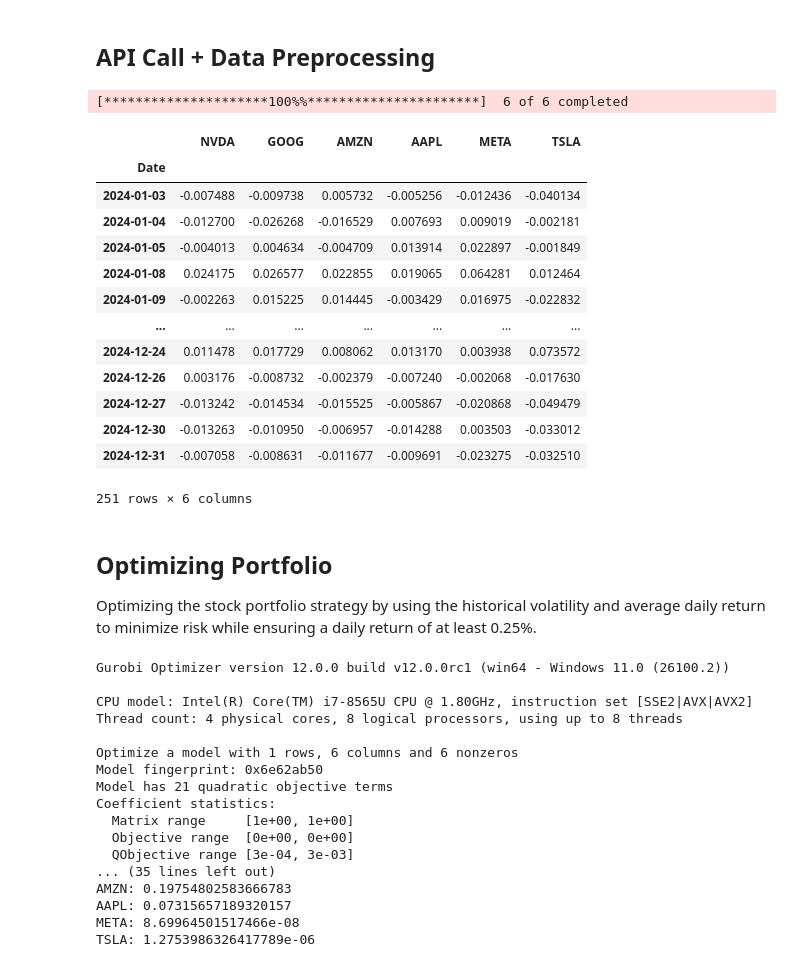
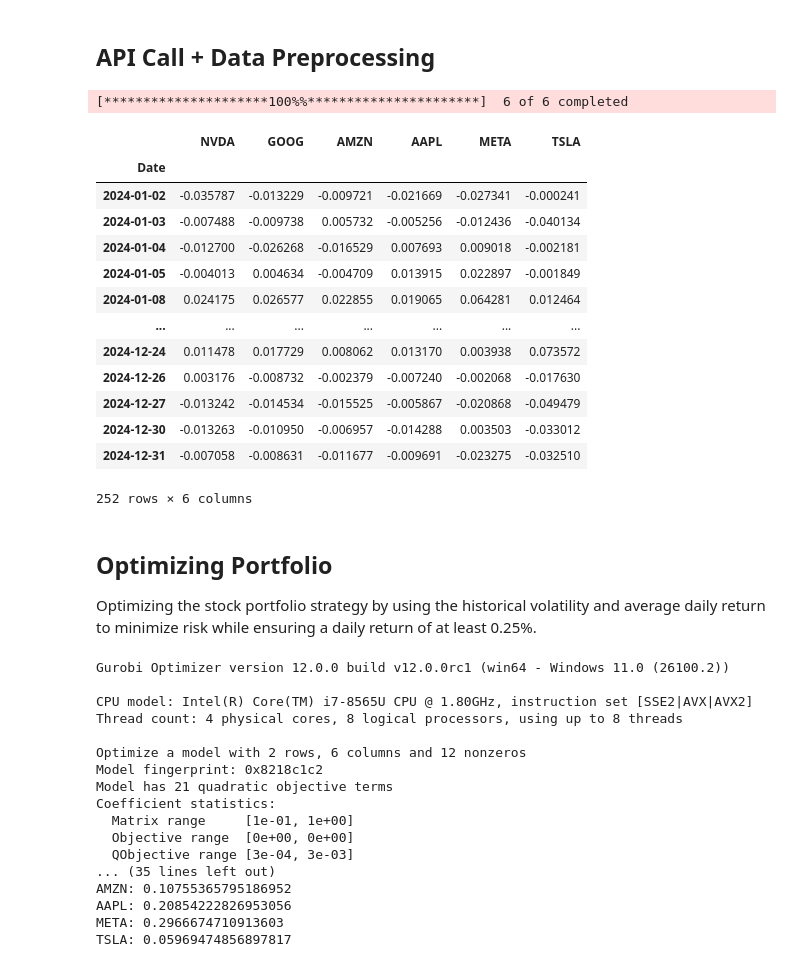
Before and after one commit to SterlingHayden/Optimization-IAA, a Jupyter notebook: HW/Portfolio-Optimization.ipynb, the cells around one changed output. Drawn from its saved outputs; the diff is of its cells as text; code cells hidden in the pictures.

```diff
--- a/HW/Portfolio-Optimization.ipynb
+++ b/HW/Portfolio-Optimization.ipynb
@@ -10,50 +10,50 @@ from gurobipy import *
 # %%
 # Create a list of symbols
 symbols = ["NVDA", "GOOG", "AMZN", "AAPL", "META", "TSLA"]
 
 daily_prices = yf.download(
   tickers = ' '.join(symbols),
-  start = datetime(2024, 1, 1),
+  start = datetime(2023, 12, 29),
   end = datetime(2025, 1, 1)
 )['Adj Close']
 
 daily_prices.columns = symbols
 
 # Compute daily simple returns
 daily_returns = (
   daily_prices.pct_change()
             .dropna(
               # Drop the first row since we have NaN's
               axis = 0,
               how = 'any',
               inplace = False
               )
 )
 
 # daily_returns = daily_returns.reset_index()
 daily_returns
 # %% [output]
 [*********************100%%**********************]  6 of 6 completed
 |  | NVDA | GOOG | AMZN | AAPL | META | TSLA |
 | Date |  |  |  |  |  |  |
+| 2024-01-02 | -0.035787 | -0.013229 | -0.009721 | -0.021669 | -0.027341 | -0.000241 |
 | 2024-01-03 | -0.007488 | -0.009738 | 0.005732 | -0.005256 | -0.012436 | -0.040134 |
-| 2024-01-04 | -0.012700 | -0.026268 | -0.016529 | 0.007693 | 0.009019 | -0.002181 |
-| 2024-01-05 | -0.004013 | 0.004634 | -0.004709 | 0.013914 | 0.022897 | -0.001849 |
+| 2024-01-04 | -0.012700 | -0.026268 | -0.016529 | 0.007693 | 0.009018 | -0.002181 |
+| 2024-01-05 | -0.004013 | 0.004634 | -0.004709 | 0.013915 | 0.022897 | -0.001849 |
 | 2024-01-08 | 0.024175 | 0.026577 | 0.022855 | 0.019065 | 0.064281 | 0.012464 |
-| 2024-01-09 | -0.002263 | 0.015225 | 0.014445 | -0.003429 | 0.016975 | -0.022832 |
 | ... | ... | ... | ... | ... | ... | ... |
 | 2024-12-24 | 0.011478 | 0.017729 | 0.008062 | 0.013170 | 0.003938 | 0.073572 |
 | 2024-12-26 | 0.003176 | -0.008732 | -0.002379 | -0.007240 | -0.002068 | -0.017630 |
 | 2024-12-27 | -0.013242 | -0.014534 | -0.015525 | -0.005867 | -0.020868 | -0.049479 |
 | 2024-12-30 | -0.013263 | -0.010950 | -0.006957 | -0.014288 | 0.003503 | -0.033012 |
 | 2024-12-31 | -0.007058 | -0.008631 | -0.011677 | -0.009691 | -0.023275 | -0.032510 |
-251 rows × 6 columns
+252 rows × 6 columns
 # %% [markdown]
 ## Optimizing Portfolio
 Optimizing the stock portfolio strategy by using the historical volatility and average daily return to minimize risk while ensuring a daily return of at least 0.25%.
 # %%
 # Mean returns and covariance matrix
-mean_returns_daily = daily_returns.mean()/daily_returns.shape[0]
+mean_returns_daily = daily_returns.mean()*100 # returns in %,
 cov_matrix = np.cov(daily_returns.T) # np.cov expects rows to represent variables so .T
 
 # Initialize the model
@@ -70,6 +70,9 @@ m.setObjective(quicksum(
 # Add constraint: weights must sum to 1
 m.addConstr(quicksum(weights[i] for i in range(len(symbols))) == 1, name="weights_sum")
 
+# Add constraint: ensure daily return is at least 0.25%
+m.addConstr(quicksum(weights[i] * mean_returns_daily[i] for i in range(len(symbols))) >= 0.25, name='daily_return')
+
 # Optimize the model
 m.optimize()
 
@@ -87,15 +90,15 @@ Gurobi Optimizer version 12.0.0 build v12.0.0rc1 (win64 - Windows 11.0 (26100.2)
 CPU model: Intel(R) Core(TM) i7-8565U CPU @ 1.80GHz, instruction set [SSE2|AVX|AVX2]
 Thread count: 4 physical cores, 8 logical processors, using up to 8 threads
 
-Optimize a model with 1 rows, 6 columns and 6 nonzeros
-Model fingerprint: 0x6e62ab50
+Optimize a model with 2 rows, 6 columns and 12 nonzeros
+Model fingerprint: 0x8218c1c2
 Model has 21 quadratic objective terms
 Coefficient statistics:
-  Matrix range     [1e+00, 1e+00]
+  Matrix range     [1e-01, 1e+00]
   Objective range  [0e+00, 0e+00]
   QObjective range [3e-04, 3e-03]
 ... (35 lines left out)
-AMZN: 0.19754802583666783
-AAPL: 0.07315657189320157
-META: 8.69964501517466e-08
-TSLA: 1.2753986326417789e-06
+AMZN: 0.10755365795186952
+AAPL: 0.20854222826953056
+META: 0.2966674710913603
+TSLA: 0.05969474856897817
```
Also changed, not shown: parts of 4 cells of this notebook.
